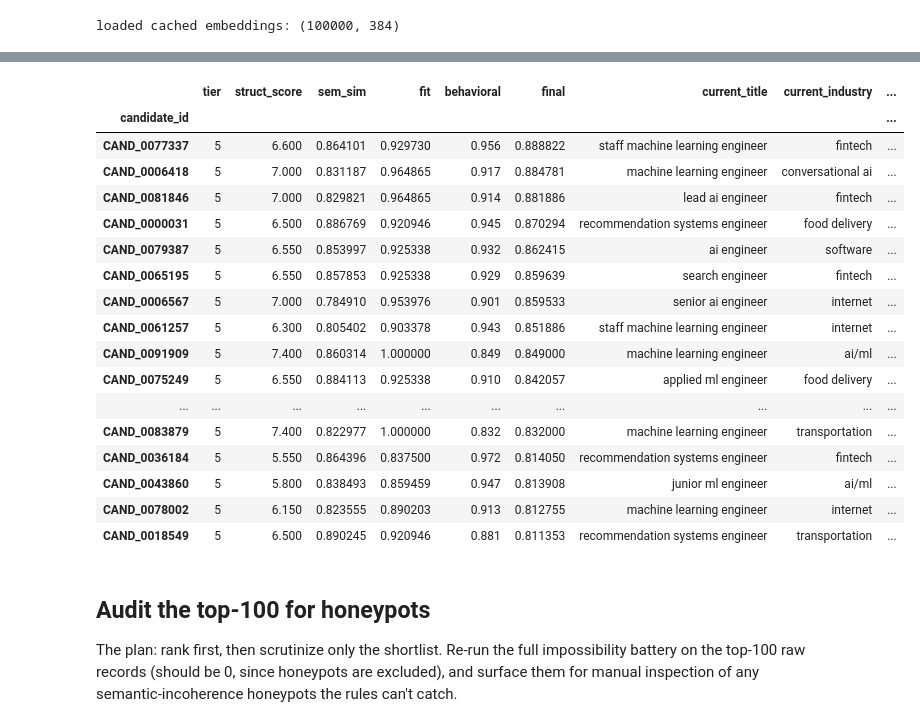
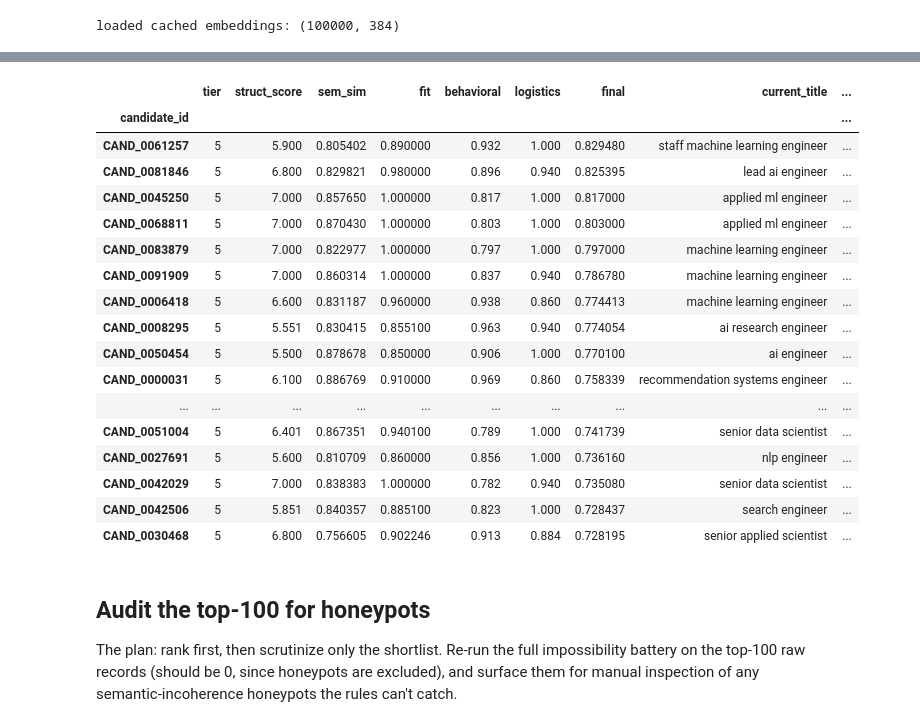
Before and after one commit to vinamravinay12/indiarun_datachallenge, a Jupyter notebook: ranker.ipynb, the cells around one changed output, grey strips where cells are left out. Drawn from its saved outputs; the diff is of its cells as text; code cells hidden in the pictures.

```diff
--- a/ranker.ipynb
+++ b/ranker.ipynb
@@ -90,17 +91,52 @@ loaded cached embeddings: (100000, 384)
 sem_vec = cand_emb @ jd_emb                  # cosine (both normalized)
 sem_df = pd.DataFrame({'candidate_id':cand_ids,'sem_sim':sem_vec}).set_index('candidate_id')
 
-R = feat[~feat.honeypot].join(sem_df)        # genuine pool only (known honeypots excluded here)
-print('ranking pool (honeypots removed):', len(R), 'of', len(feat))
-R['struct_norm'] = (R['struct_score'] / R['struct_score'].max()).clip(0,1)
-lo,hi = R['sem_sim'].quantile(0.01), R['sem_sim'].quantile(0.99)
-R['sem_norm'] = ((R['sem_sim'] - lo)/(hi-lo)).clip(0,1)
-R['fit']   = 0.65*R['struct_norm'] + 0.35*R['sem_norm']  # structured gates domain, semantic fine-ranks
-R['final'] = R['fit'] * R['behavioral']                 # availability multiplier
+R_all = feat[~feat.honeypot].join(sem_df)        # genuine pool only (known honeypots excluded here)
+# Normalize on the full genuine pool, then filter. This keeps semantic/structured calibration stable
+# while preserving the final shortlist for the strongest JD-fit tier.
+R_all['struct_norm'] = (R_all['struct_score'] / R_all['struct_score'].max()).clip(0,1)
+lo,hi = R_all['sem_sim'].quantile(0.01), R_all['sem_sim'].quantile(0.99)
+R_all['sem_norm'] = ((R_all['sem_sim'] - lo)/(hi-lo)).clip(0,1)
+R = R_all[R_all.tier == 5].copy()
+if len(R) < 100:
+    print('WARNING: fewer than 100 tier-5 candidates; falling back to all non-honeypots')
+    R = R_all.copy()
+print('ranking pool (honeypots removed, tier-5 first):', len(R), 'of', len(feat))
+
+def notice_factor(days):
+    if pd.isna(days): return 0.55
+    d=float(days)
+    if d<=30: return 1.00
+    if d<=45: return 0.94
+    if d<=60: return 0.86
+    if d<=90: return 0.62
+    if d<=120: return 0.42
+    return 0.25
+
+def location_factor(r):
+    # JD: Pune/Noida preferred; Hyderabad, Pune, Mumbai, Delhi NCR welcome; outside India case-by-case.
+    if bool(r.get('jd_city')):
+        return 1.00
+    if bool(r.get('india')) and bool(r.get('willing_relocate')):
+        return 0.94
+    if bool(r.get('india')):
+        return 0.78
+    if bool(r.get('willing_relocate')):
+        return 0.62
+    return 0.35
+
+def logistics_multiplier(r):
+    return round(location_factor(r) * notice_factor(r.get('notice_days')), 3)
+
+R['logistics'] = R.apply(logistics_multiplier, axis=1)
+R['fit']   = 0.70*R['struct_norm'] + 0.30*R['sem_norm']  # structured gates domain, semantic fine-ranks
+R['final'] = R['fit'] * R['behavioral'] * R['logistics'] # logistics can materially move the shortlist
 
 top = R.sort_values(['final','candidate_id'], ascending=[False,True]).head(100)
 print('TOP-100 tier distribution:', top['tier'].value_counts().sort_index().to_dict())
 print('final score range in top-100:', round(top['final'].min(),3),'..',round(top['final'].max(),3))
-cols=['tier','struct_score','sem_sim','fit','behavioral','final','current_title','current_industry','yoe','india']
+print('notice distribution:', top['notice_days'].value_counts().sort_index().to_dict())
+print('outside India in top-100:', int((~top['india']).sum()))
+cols=['tier','struct_score','sem_sim','fit','behavioral','logistics','final','current_title','current_industry','yoe','country','location','willing_relocate','notice_days']
 top[cols].head(20)
 # %% [output]
@@ -110,21 +148,21 @@ final score range in top-100: 0.72 .. 0.889
-|  | tier | struct_score | sem_sim | fit | behavioral | final | current_title | current_industry | ... |
+|  | tier | struct_score | sem_sim | fit | behavioral | logistics | final | current_title | ... |
 | candidate_id |  |  |  |  |  |  |  |  | ... |
-| CAND_0077337 | 5 | 6.600 | 0.864101 | 0.929730 | 0.956 | 0.888822 | staff machine learning engineer | fintech | ... |
-| CAND_0006418 | 5 | 7.000 | 0.831187 | 0.964865 | 0.917 | 0.884781 | machine learning engineer | conversational ai | ... |
-| CAND_0081846 | 5 | 7.000 | 0.829821 | 0.964865 | 0.914 | 0.881886 | lead ai engineer | fintech | ... |
-| CAND_0000031 | 5 | 6.500 | 0.886769 | 0.920946 | 0.945 | 0.870294 | recommendation systems engineer | food delivery | ... |
-| CAND_0079387 | 5 | 6.550 | 0.853997 | 0.925338 | 0.932 | 0.862415 | ai engineer | software | ... |
-| CAND_0065195 | 5 | 6.550 | 0.857853 | 0.925338 | 0.929 | 0.859639 | search engineer | fintech | ... |
-| CAND_0006567 | 5 | 7.000 | 0.784910 | 0.953976 | 0.901 | 0.859533 | senior ai engineer | internet | ... |
-| CAND_0061257 | 5 | 6.300 | 0.805402 | 0.903378 | 0.943 | 0.851886 | staff machine learning engineer | internet | ... |
-| CAND_0091909 | 5 | 7.400 | 0.860314 | 1.000000 | 0.849 | 0.849000 | machine learning engineer | ai/ml | ... |
-| CAND_0075249 | 5 | 6.550 | 0.884113 | 0.925338 | 0.910 | 0.842057 | applied ml engineer | food delivery | ... |
+| CAND_0061257 | 5 | 5.900 | 0.805402 | 0.890000 | 0.932 | 1.000 | 0.829480 | staff machine learning engineer | ... |
+| CAND_0081846 | 5 | 6.800 | 0.829821 | 0.980000 | 0.896 | 0.940 | 0.825395 | lead ai engineer | ... |
+| CAND_0045250 | 5 | 7.000 | 0.857650 | 1.000000 | 0.817 | 1.000 | 0.817000 | applied ml engineer | ... |
+| CAND_0068811 | 5 | 7.000 | 0.870430 | 1.000000 | 0.803 | 1.000 | 0.803000 | applied ml engineer | ... |
+| CAND_0083879 | 5 | 7.000 | 0.822977 | 1.000000 | 0.797 | 1.000 | 0.797000 | machine learning engineer | ... |
+| CAND_0091909 | 5 | 7.000 | 0.860314 | 1.000000 | 0.837 | 0.940 | 0.786780 | machine learning engineer | ... |
+| CAND_0006418 | 5 | 6.600 | 0.831187 | 0.960000 | 0.938 | 0.860 | 0.774413 | machine learning engineer | ... |
+| CAND_0008295 | 5 | 5.551 | 0.830415 | 0.855100 | 0.963 | 0.940 | 0.774054 | ai research engineer | ... |
+| CAND_0050454 | 5 | 5.500 | 0.878678 | 0.850000 | 0.906 | 1.000 | 0.770100 | ai engineer | ... |
+| CAND_0000031 | 5 | 6.100 | 0.886769 | 0.910000 | 0.969 | 0.860 | 0.758339 | recommendation systems engineer | ... |
 | ... | ... | ... | ... | ... | ... | ... | ... | ... | ... |
-| CAND_0083879 | 5 | 7.400 | 0.822977 | 1.000000 | 0.832 | 0.832000 | machine learning engineer | transportation | ... |
-| CAND_0036184 | 5 | 5.550 | 0.864396 | 0.837500 | 0.972 | 0.814050 | recommendation systems engineer | fintech | ... |
-| CAND_0043860 | 5 | 5.800 | 0.838493 | 0.859459 | 0.947 | 0.813908 | junior ml engineer | ai/ml | ... |
-| CAND_0078002 | 5 | 6.150 | 0.823555 | 0.890203 | 0.913 | 0.812755 | machine learning engineer | internet | ... |
-| CAND_0018549 | 5 | 6.500 | 0.890245 | 0.920946 | 0.881 | 0.811353 | recommendation systems engineer | transportation | ... |
+| CAND_0051004 | 5 | 6.401 | 0.867351 | 0.940100 | 0.789 | 1.000 | 0.741739 | senior data scientist | ... |
+| CAND_0027691 | 5 | 5.600 | 0.810709 | 0.860000 | 0.856 | 1.000 | 0.736160 | nlp engineer | ... |
+| CAND_0042029 | 5 | 7.000 | 0.838383 | 1.000000 | 0.782 | 0.940 | 0.735080 | senior data scientist | ... |
+| CAND_0042506 | 5 | 5.851 | 0.840357 | 0.885100 | 0.823 | 1.000 | 0.728437 | search engineer | ... |
+| CAND_0030468 | 5 | 6.800 | 0.756605 | 0.902246 | 0.913 | 0.884 | 0.728195 | senior applied scientist | ... |
 # %% [markdown]
 ## Audit the top-100 for honeypots
 
```
Also changed, not shown: parts of 5 cells of this notebook, 1 other file.
